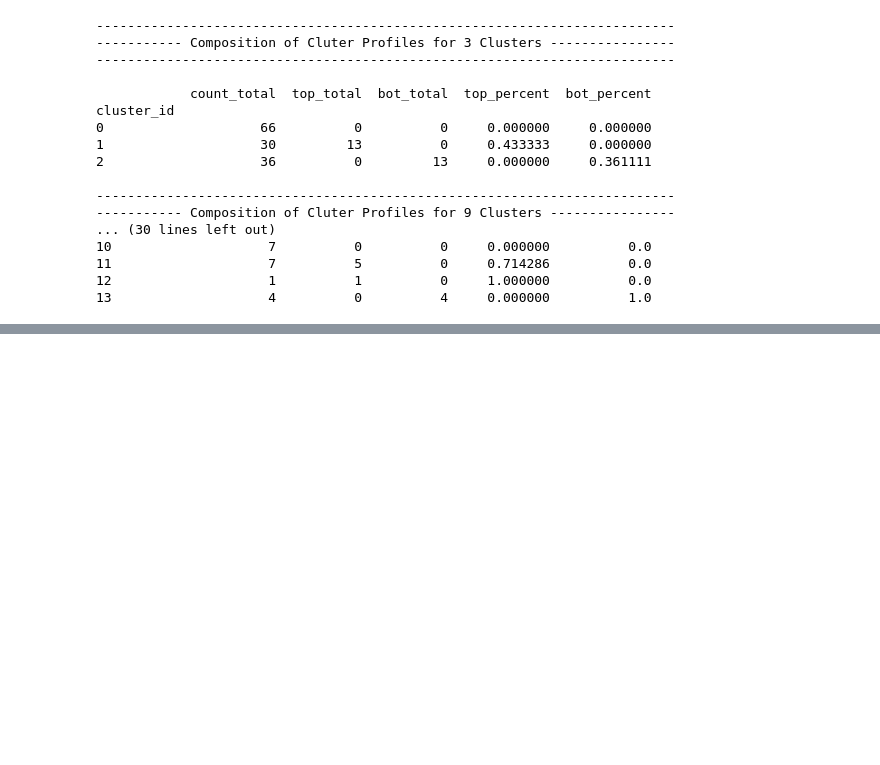
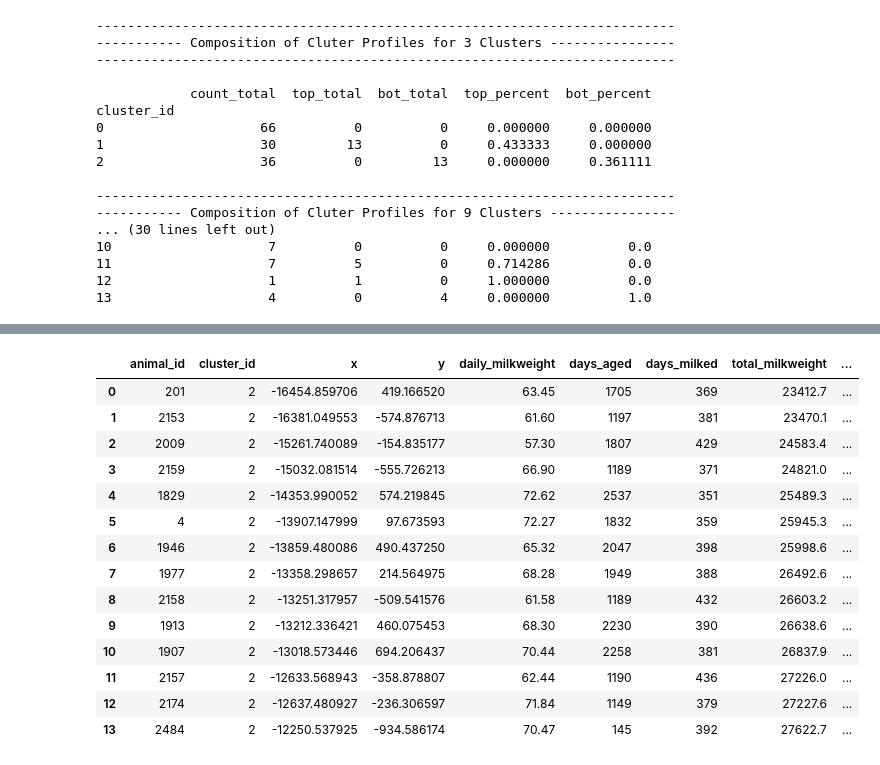
Before and after one commit to falaktheoptimist/happy-cows, a Jupyter notebook: notebooks/report-plot-generation/report-plot-pca-and-kmeans-cluster-analysis.ipynb, the cells around one changed output, grey strips where cells are left out. Drawn from its saved outputs; the diff is of its cells as text; code cells hidden in the pictures; blank space fills up the shorter version.

```diff
--- a/notebooks/report-plot-generation/report-plot-pca-and-kmeans-cluster-analysis.ipynb
+++ b/notebooks/report-plot-generation/report-plot-pca-and-kmeans-cluster-analysis.ipynb
@@ -387,0 +313,20 @@ for var in clusters_plus_data.columns[4:12]:
+# %%
+clusters_plus_data = pd.merge( left=cluster_assigments[9], right=data, left_on='animal_id', right_on='animal_id')
+bottom_producing_cluster = clusters_plus_data[clusters_plus_data['cluster_id'] == 2]
+bottom_producing_cluster
+# %% [output]
+|  | animal_id | cluster_id | x | y | daily_milkweight | days_aged | days_milked | total_milkweight | ... |
+| 0 | 201 | 2 | -16454.859706 | 419.166520 | 63.45 | 1705 | 369 | 23412.7 | ... |
+| 1 | 2153 | 2 | -16381.049553 | -574.876713 | 61.60 | 1197 | 381 | 23470.1 | ... |
+| 2 | 2009 | 2 | -15261.740089 | -154.835177 | 57.30 | 1807 | 429 | 24583.4 | ... |
+| 3 | 2159 | 2 | -15032.081514 | -555.726213 | 66.90 | 1189 | 371 | 24821.0 | ... |
+| 4 | 1829 | 2 | -14353.990052 | 574.219845 | 72.62 | 2537 | 351 | 25489.3 | ... |
+| 5 | 4 | 2 | -13907.147999 | 97.673593 | 72.27 | 1832 | 359 | 25945.3 | ... |
+| 6 | 1946 | 2 | -13859.480086 | 490.437250 | 65.32 | 2047 | 398 | 25998.6 | ... |
+| 7 | 1977 | 2 | -13358.298657 | 214.564975 | 68.28 | 1949 | 388 | 26492.6 | ... |
+| 8 | 2158 | 2 | -13251.317957 | -509.541576 | 61.58 | 1189 | 432 | 26603.2 | ... |
+| 9 | 1913 | 2 | -13212.336421 | 460.075453 | 68.30 | 2230 | 390 | 26638.6 | ... |
+| 10 | 1907 | 2 | -13018.573446 | 694.206437 | 70.44 | 2258 | 381 | 26837.9 | ... |
+| 11 | 2157 | 2 | -12633.568943 | -358.878807 | 62.44 | 1190 | 436 | 27226.0 | ... |
+| 12 | 2174 | 2 | -12637.480927 | -236.306597 | 71.84 | 1149 | 379 | 27227.6 | ... |
+| 13 | 2484 | 2 | -12250.537925 | -934.586174 | 70.47 | 145 | 392 | 27622.7 | ... |
```
Also changed, not shown: parts of 6 cells of this notebook, 11 other files.
